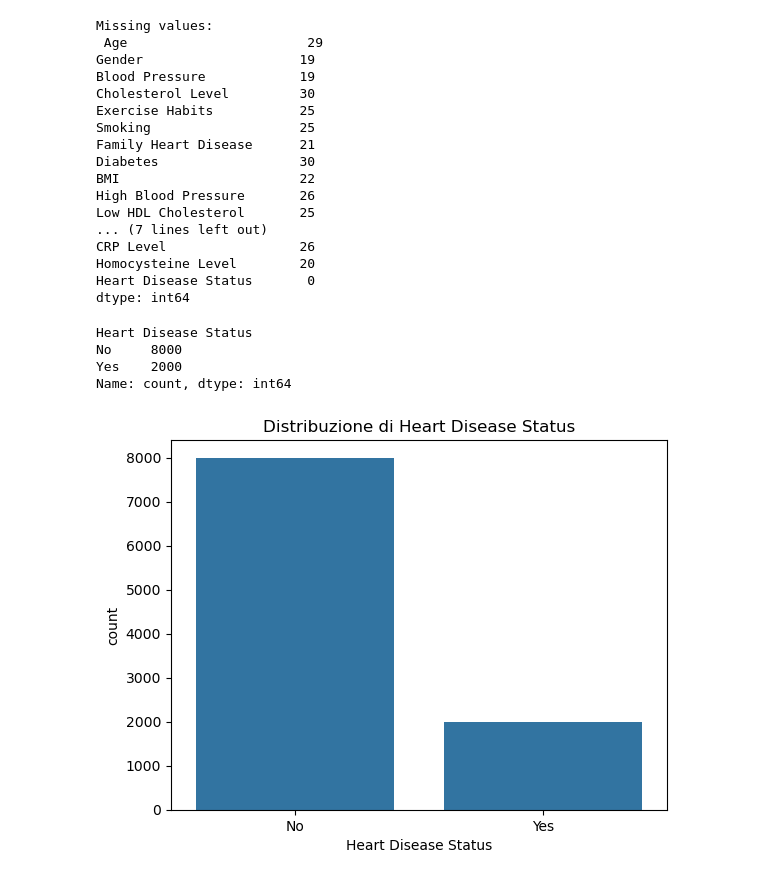
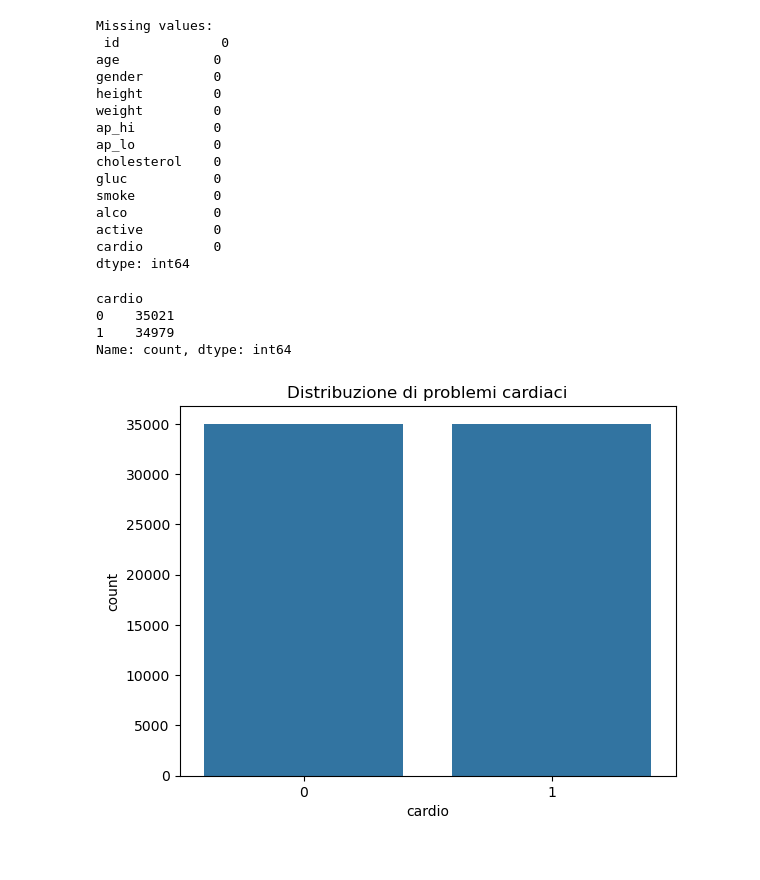
Before and after one commit to GiuseppeSac03/HeartGuard, a Jupyter notebook: data_analysis.ipynb, the cells around one changed output. Saved outputs shown, nothing was run; the diff lists cells and outputs as text; code cells hidden in the pictures.

```diff
--- a/data_analysis.ipynb
+++ b/data_analysis.ipynb
@@ -5,7 +5,7 @@ import matplotlib.pyplot as plt
 import seaborn as sns
 # %%
 # Carica il file CSV
-data = pd.read_csv('heart_disease.csv')
+data = pd.read_csv('cardio_train.csv', sep=';')
 
 # Visualizza le prime righe
 data.head()
@@ -58,34 +57,32 @@ memory usage: 1.6+ MB
 print("Missing values:\n", data.isnull().sum())
 # %% [output]
 Missing values:
- Age                       29
-Gender                    19
-Blood Pressure            19
-Cholesterol Level         30
-Exercise Habits           25
-Smoking                   25
-Family Heart Disease      21
-Diabetes                  30
-BMI                       22
-High Blood Pressure       26
-Low HDL Cholesterol       25
-... (7 lines left out)
-CRP Level                 26
-Homocysteine Level        20
-Heart Disease Status       0
+ id             0
+age            0
+gender         0
+height         0
+weight         0
+ap_hi          0
+ap_lo          0
+cholesterol    0
+gluc           0
+smoke          0
+alco           0
+active         0
+cardio         0
 dtype: int64
 # %%
 # Conta i valori della variabile target
-print(data['Heart Disease Status'].value_counts())
+print(data['cardio'].value_counts())
 
 # Grafico a barre della distribuzione
-sns.countplot(data=data, x='Heart Disease Status')
-plt.title("Distribuzione di Heart Disease Status")
+sns.countplot(data=data, x='cardio')
+plt.title("Distribuzione di problemi cardiaci")
 plt.show()
 # %% [output]
-Heart Disease Status
-No     8000
-Yes    2000
+cardio
+0    35021
+1    34979
 Name: count, dtype: int64
-[figure, old version]
+[figure, new version]
 # %%
```
Also changed, not shown: parts of 14 cells of this notebook, 9 other files.
